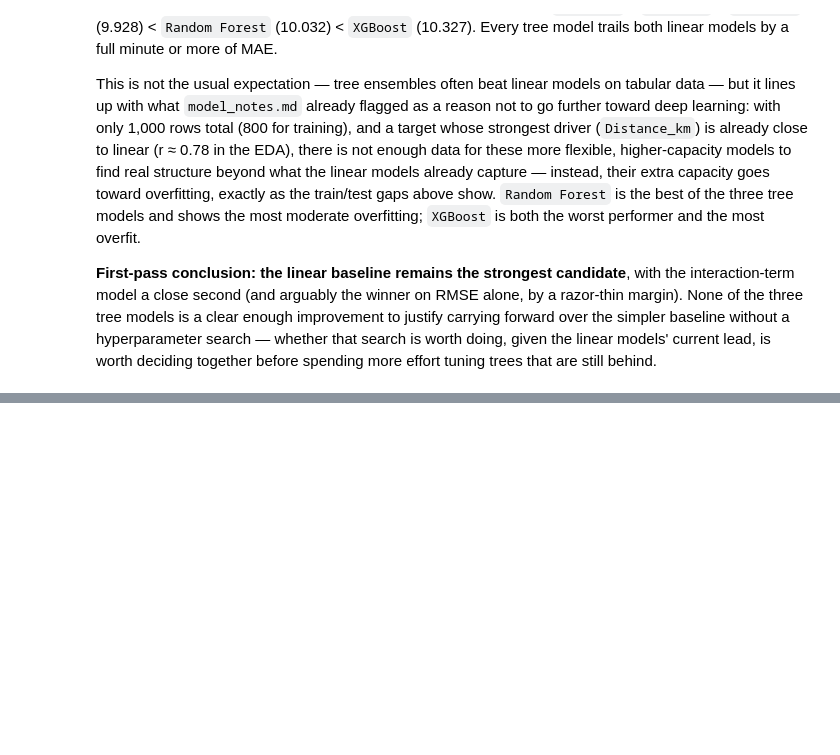
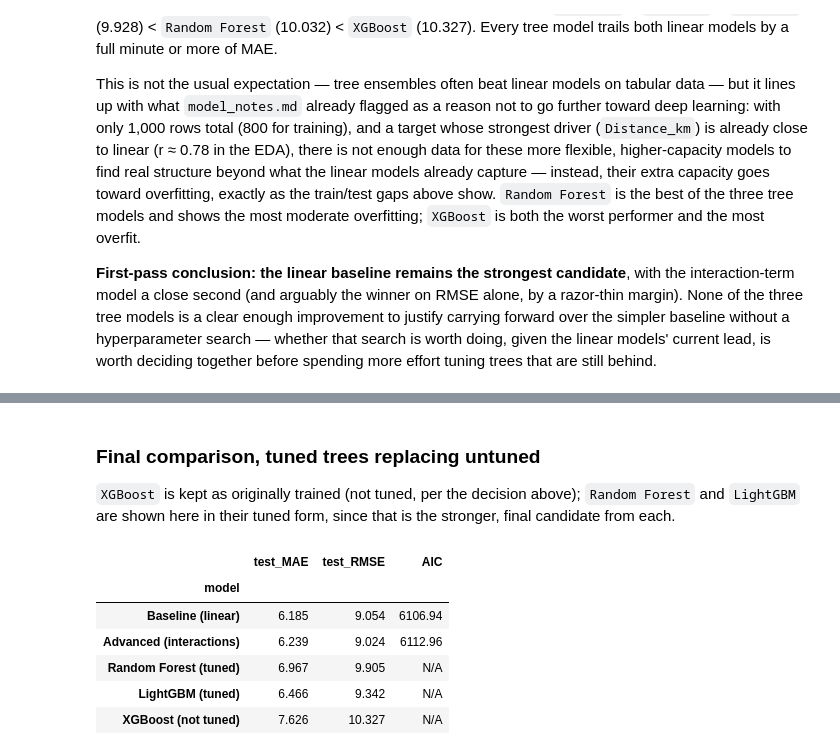
Before and after one commit to felo9015/food_delivery_time_prediction, a Jupyter notebook: notebooks/model_exploration.ipynb, the cells around one changed output, grey strips where cells are left out. Cells and saved outputs as stored; diff of their text form; code cells hidden in the pictures; blank space fills up the shorter version.

```diff
--- a/notebooks/model_exploration.ipynb
+++ b/notebooks/model_exploration.ipynb
@@ -643,0 +700,16 @@ This is not the usual expectation — tree ensembles often beat linear models on
+# %%
+tuned_models = {"Random Forest (tuned)": rf_search.best_estimator_, "LightGBM (tuned)": lgbm_search.best_estimator_}
+
+tuned_rows = []
+for name, model in tuned_models.items():
+    train_metrics = compute_test_metrics(y_train_reset, model.predict(X_train_df))
+    test_metrics_t = compute_test_metrics(y_test_reset, model.predict(X_test_df))
+    tuned_rows.append({
+        "model": name,
+        "train_MAE": train_metrics["MAE"], "test_MAE": test_metrics_t["MAE"],
+        "test_RMSE": test_metrics_t["RMSE"],
+        "MAE_gap": test_metrics_t["MAE"] - train_metrics["MAE"],
+    })
+
+tuned_summary = pd.DataFrame(tuned_rows).set_index("model")
+tuned_summary.round(3)
@@ -643,0 +734,22 @@ This is not the usual expectation — tree ensembles often beat linear models on
+# %% [markdown]
+### Final comparison, tuned trees replacing untuned
+
+`XGBoost` is kept as originally trained (not tuned, per the decision above); `Random Forest` and `LightGBM` are shown here in their tuned form, since that is the stronger, final candidate from each.
+# %%
+final_comparison = pd.DataFrame([
+    {"model": "Baseline (linear)", "test_MAE": test_metrics["MAE"], "test_RMSE": test_metrics["RMSE"], "AIC": f"{baseline_aic:.2f}"},
+    {"model": "Advanced (interactions)", "test_MAE": test_metrics_adv["MAE"], "test_RMSE": test_metrics_adv["RMSE"], "AIC": f"{advanced_aic:.2f}"},
+    {"model": "Random Forest (tuned)", "test_MAE": tuned_summary.loc["Random Forest (tuned)", "test_MAE"], "test_RMSE": tuned_summary.loc["Random Forest (tuned)", "test_RMSE"], "AIC": "N/A"},
+    {"model": "LightGBM (tuned)", "test_MAE": tuned_summary.loc["LightGBM (tuned)", "test_MAE"], "test_RMSE": tuned_summary.loc["LightGBM (tuned)", "test_RMSE"], "AIC": "N/A"},
+    {"model": "XGBoost (not tuned)", "test_MAE": tree_results["XGBoost"]["test_MAE"], "test_RMSE": tree_results["XGBoost"]["test_RMSE"], "AIC": "N/A"},
+]).set_index("model")
+
+final_comparison.round(3)
+# %% [output]
+|  | test_MAE | test_RMSE | AIC |
+| model |  |  |  |
+| Baseline (linear) | 6.185 | 9.054 | 6106.94 |
+| Advanced (interactions) | 6.239 | 9.024 | 6112.96 |
+| Random Forest (tuned) | 6.967 | 9.905 | N/A |
+| LightGBM (tuned) | 6.466 | 9.342 | N/A |
+| XGBoost (not tuned) | 7.626 | 10.327 | N/A |
```
Also changed, not shown: parts of 8 cells of this notebook, 5 other files.
